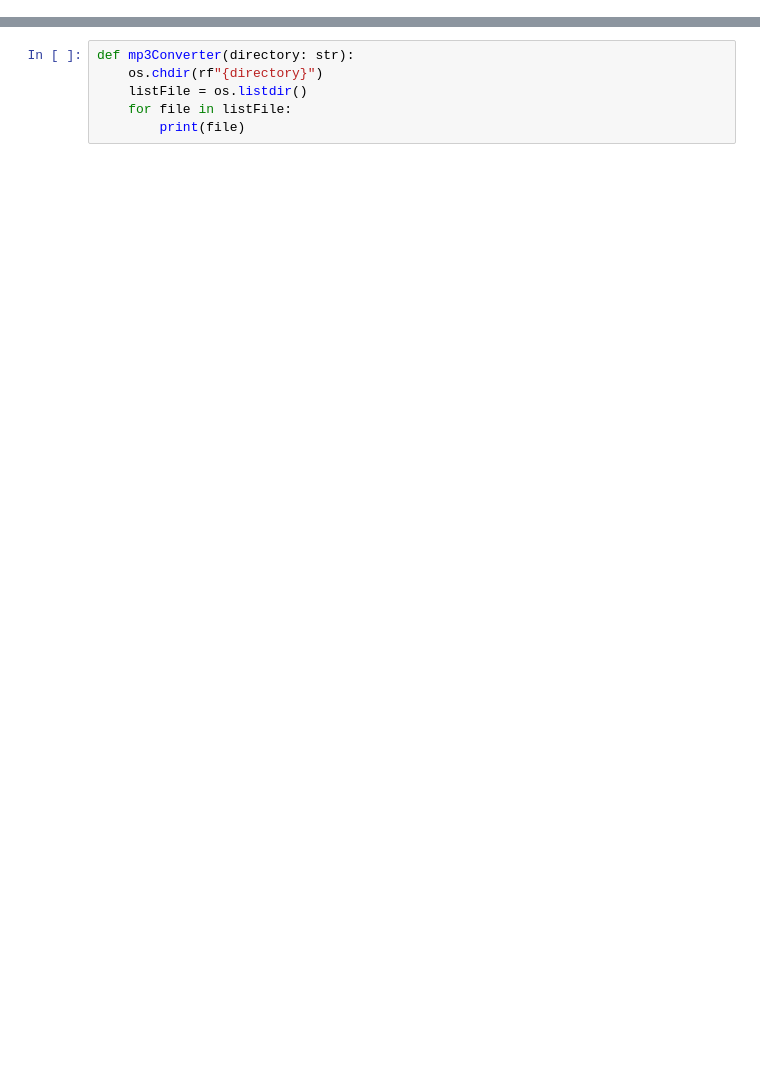
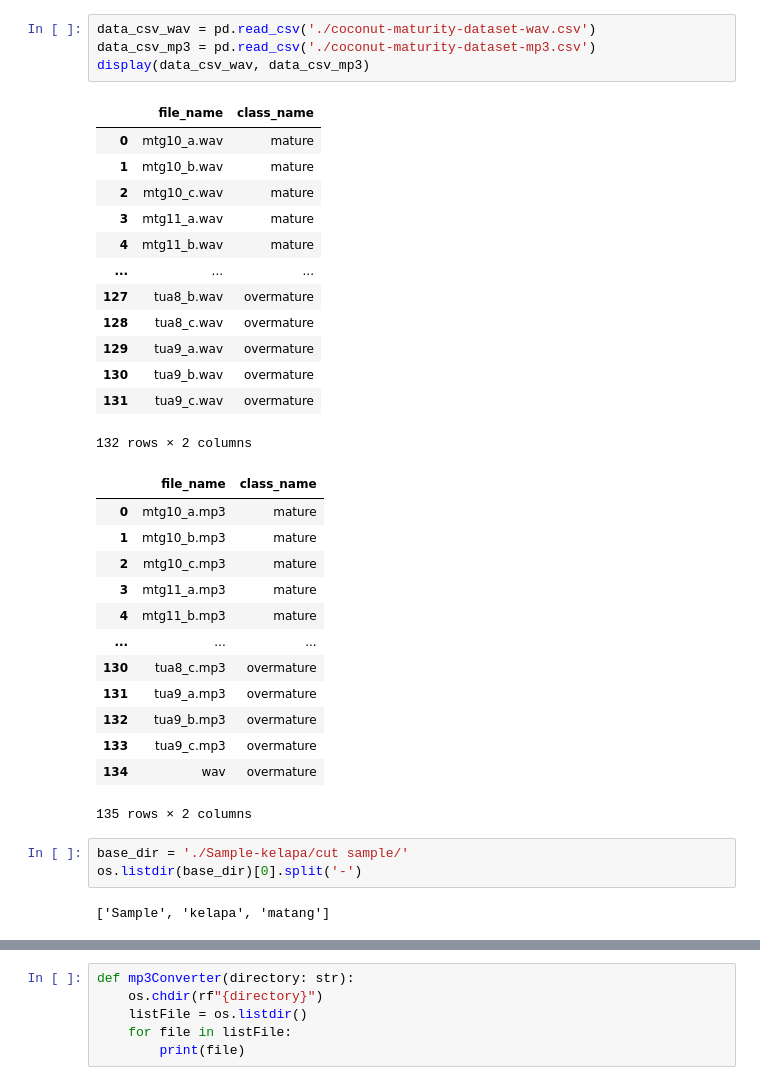
Before and after one commit to XisUndefined/coconut-maturity-classification, a Jupyter notebook: skripsi-dlu-gak-sih.ipynb, the cells around one changed output, grey strips where cells are left out. Cells and saved outputs as stored; diff of their text form; blank space fills up the shorter version.

```diff
--- a/skripsi-dlu-gak-sih.ipynb
+++ b/skripsi-dlu-gak-sih.ipynb
@@ -2,0 +192,36 @@ import os
+# %%
+data_csv_wav = pd.read_csv('./coconut-maturity-dataset-wav.csv')
+data_csv_mp3 = pd.read_csv('./coconut-maturity-dataset-mp3.csv')
+display(data_csv_wav, data_csv_mp3)
+# %% [output]
+|  | file_name | class_name |
+| 0 | mtg10_a.wav | mature |
+| 1 | mtg10_b.wav | mature |
+| 2 | mtg10_c.wav | mature |
+| 3 | mtg11_a.wav | mature |
+| 4 | mtg11_b.wav | mature |
+| ... | ... | ... |
+| 127 | tua8_b.wav | overmature |
+| 128 | tua8_c.wav | overmature |
+| 129 | tua9_a.wav | overmature |
+| 130 | tua9_b.wav | overmature |
+| 131 | tua9_c.wav | overmature |
+132 rows × 2 columns
+|  | file_name | class_name |
+| 0 | mtg10_a.mp3 | mature |
+| 1 | mtg10_b.mp3 | mature |
+| 2 | mtg10_c.mp3 | mature |
+| 3 | mtg11_a.mp3 | mature |
+| 4 | mtg11_b.mp3 | mature |
+| ... | ... | ... |
+| 130 | tua8_c.mp3 | overmature |
+| 131 | tua9_a.mp3 | overmature |
+| 132 | tua9_b.mp3 | overmature |
+| 133 | tua9_c.mp3 | overmature |
+| 134 | wav | overmature |
+135 rows × 2 columns
+# %%
+base_dir = './Sample-kelapa/cut sample/'
+os.listdir(base_dir)[0].split('-')
+# %% [output]
+['Sample', 'kelapa', 'matang']
```
Also changed, not shown: parts of 23 cells of this notebook, 1 other file.
